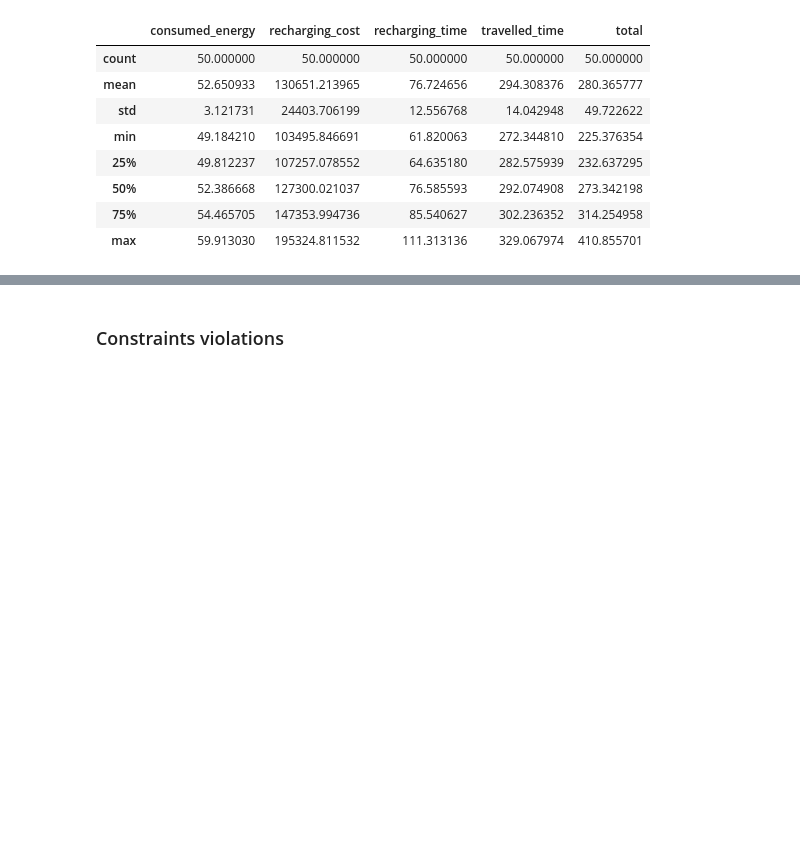
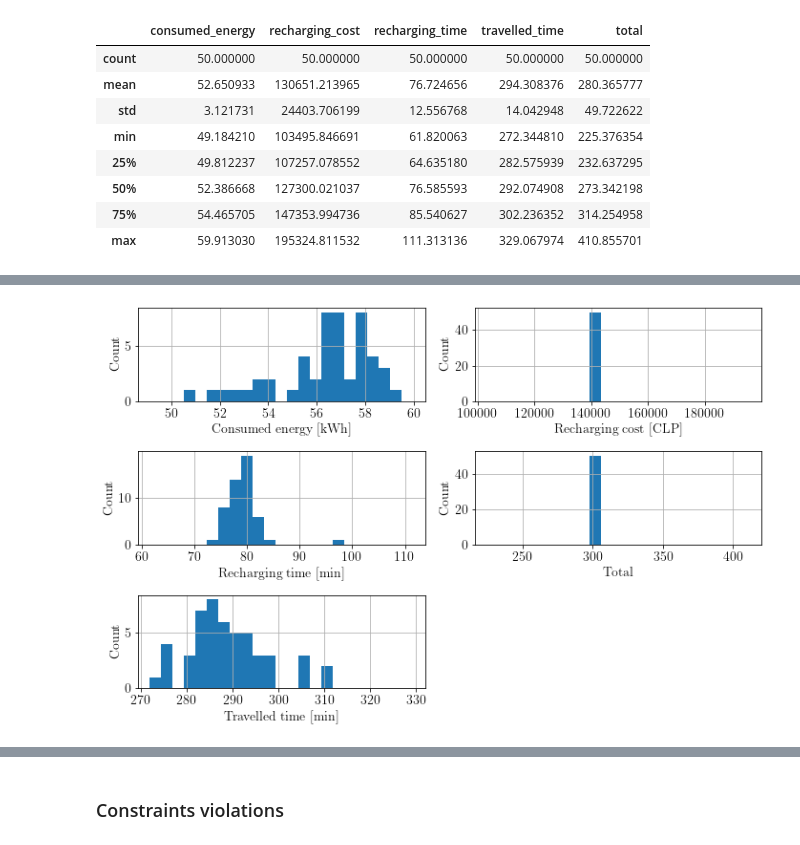
Before and after one commit to jpfutalef/DynamicStochasticElectricVRP, a Jupyter notebook: notebooks/OnlineResults.ipynb, the cells around one changed output, grey strips where cells are left out. Cells and saved outputs as stored; diff of their text form; code cells hidden in the pictures; blank space fills up the shorter version.

```diff
--- a/notebooks/OnlineResults.ipynb
+++ b/notebooks/OnlineResults.ipynb
@@ -302,0 +319,6 @@ plt.tight_layout()
+# %%
+off_fig.tight_layout()
+off_fig.savefig('pictures/off_histogram.pdf')
+off_fig
+# %% [output]
+[figure, added]
```
Also changed, not shown: parts of 11 cells of this notebook, 5 other files.
